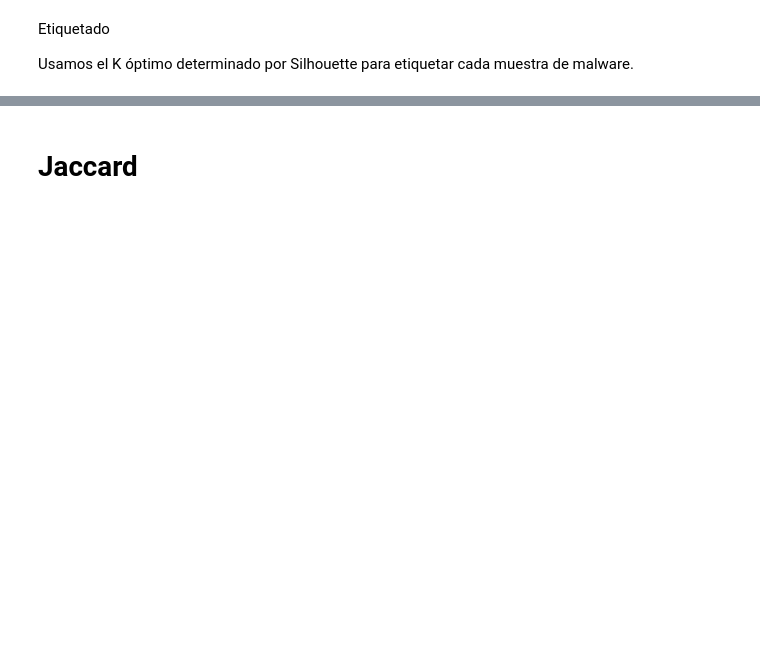
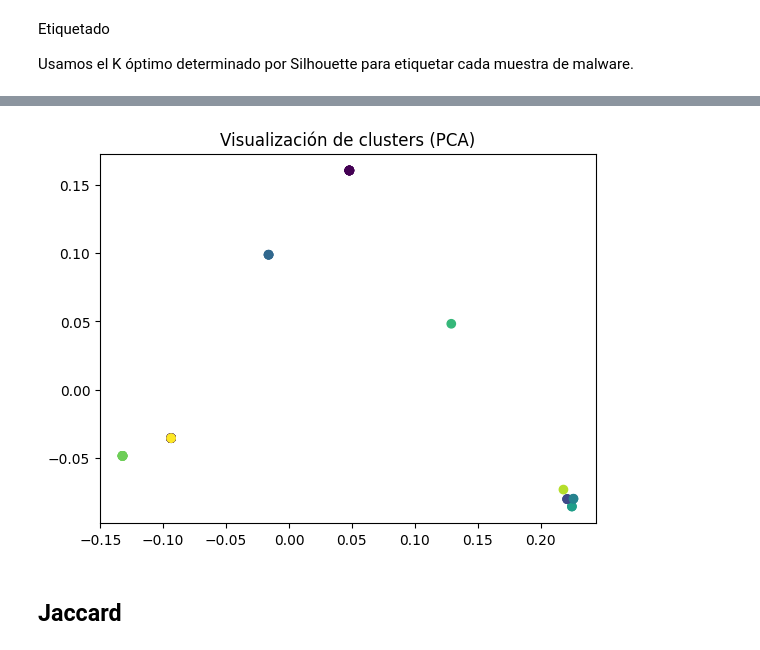
Before and after one commit to PedroPabloGuzmanMayen/Lab3__SDS, a Jupyter notebook: lab3.ipynb, the cells around one changed output, grey strips where cells are left out. Saved outputs shown, nothing was run; the diff lists cells and outputs as text; code cells hidden in the pictures; blank space fills up the shorter version.

```diff
--- a/lab3.ipynb
+++ b/lab3.ipynb
@@ -415,3 +473,35 @@ Dataset etiquetado guardado como labeled.csv
+# %%
+load_dotenv()
+
+api_key = os.environ.get("GEMINI_API_KEY")
+
+client = genai.Client(api_key=api_key)
+
+result = client.models.embed_content(
+        model="gemini-embedding-001",
+        contents=list(df_malware['imports']),
+        config=types.EmbedContentConfig(task_type="CLUSTERING")
+)
+
+embeddings = np.array([e.values for e in result.embeddings])
+
+embeddings_norm = normalize(embeddings)
+
+pca = PCA(n_components=2)
+embeddings_2d = pca.fit_transform(embeddings_norm)
+
+df_embedded = pd.DataFrame({
+    'Hash': df_malware['hash'],
+    'X': embeddings_2d[:, 0],
+    'Y': embeddings_2d[:, 1]})
+
+df_embedded.to_csv('embeddings.csv')
+# %%
+plt.scatter(df_embedded["X"], df_embedded["Y"], c=labels, cmap="viridis")
+plt.title("Visualización de clusters (PCA)")
+plt.show()
+# %% [output]
+[figure, added]
 # %% [markdown]
-# Jaccard
+## Jaccard
 # %%
```
Also changed, not shown: parts of 16 cells of this notebook, 6 other files.
